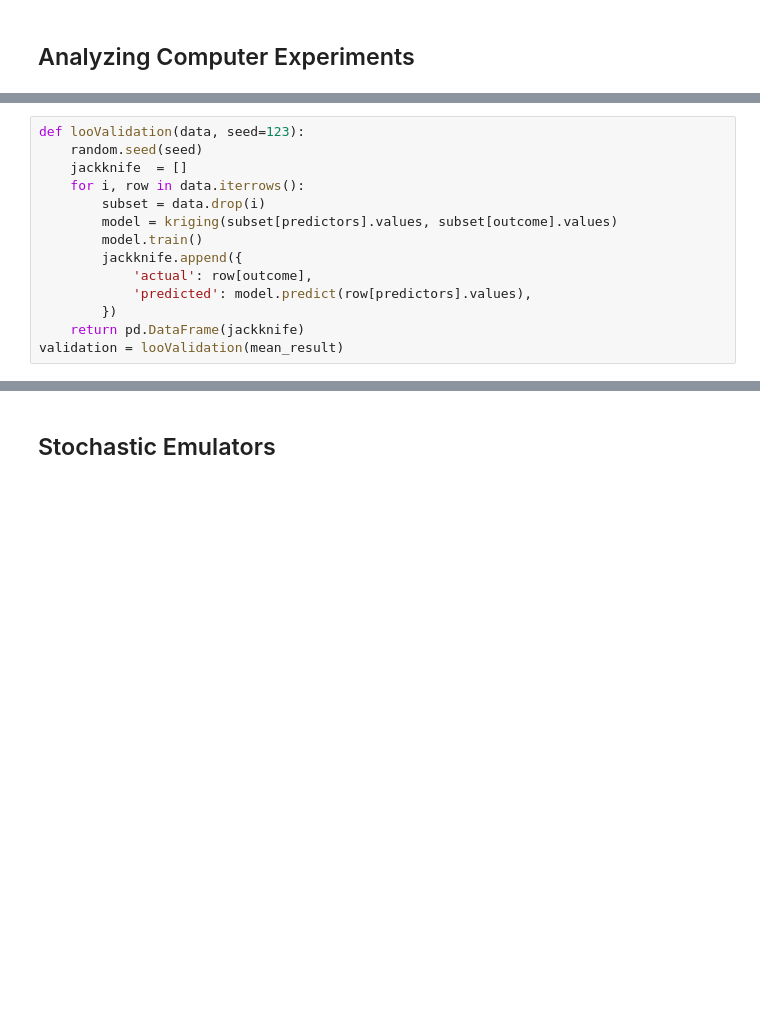
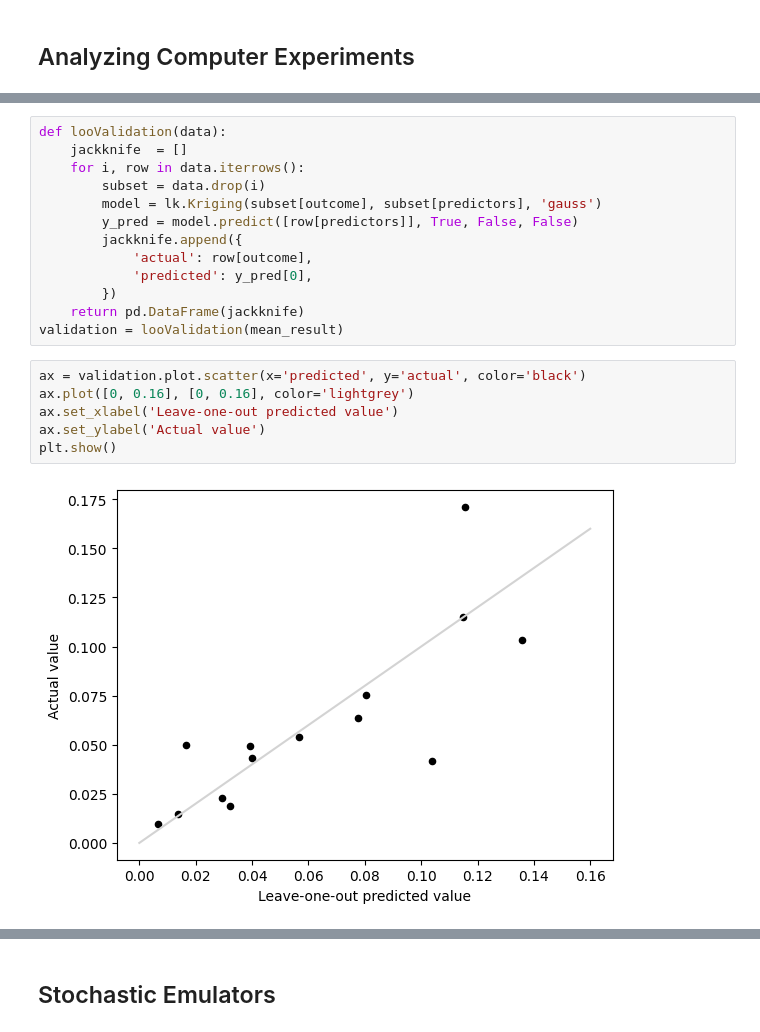
Before and after one commit to gedeck/mistat-code-solutions, a Jupyter notebook: IndustrialStatistics/notebooks/Chap007.ipynb, the cells around one changed output, grey strips where cells are left out. Cells and saved outputs as stored; diff of their text form; blank space fills up the shorter version.

```diff
--- a/IndustrialStatistics/notebooks/Chap007.ipynb
+++ b/IndustrialStatistics/notebooks/Chap007.ipynb
@@ -222,17 +184,24 @@ plt.show()
 # %%
-def looValidation(data, seed=123):
-    random.seed(seed)
+def looValidation(data):
     jackknife  = []
     for i, row in data.iterrows():
         subset = data.drop(i)
-        model = kriging(subset[predictors].values, subset[outcome].values)
-        model.train()
+        model = lk.Kriging(subset[outcome], subset[predictors], 'gauss')
+        y_pred = model.predict([row[predictors]], True, False, False)
         jackknife.append({
             'actual': row[outcome],
-            'predicted': model.predict(row[predictors].values),
+            'predicted': y_pred[0],
         })
     return pd.DataFrame(jackknife)
 validation = looValidation(mean_result)
+# %%
+ax = validation.plot.scatter(x='predicted', y='actual', color='black')
+ax.plot([0, 0.16], [0, 0.16], color='lightgrey')
+ax.set_xlabel('Leave-one-out predicted value')
+ax.set_ylabel('Actual value')
+plt.show()
+# %% [output]
+[figure, added]
 # %%
 from sklearn import metrics
 MAE = metrics.mean_absolute_error(validation['actual'], validation['predicted'])
```
Also changed, not shown: parts of 11 cells of this notebook, 34 other files.
